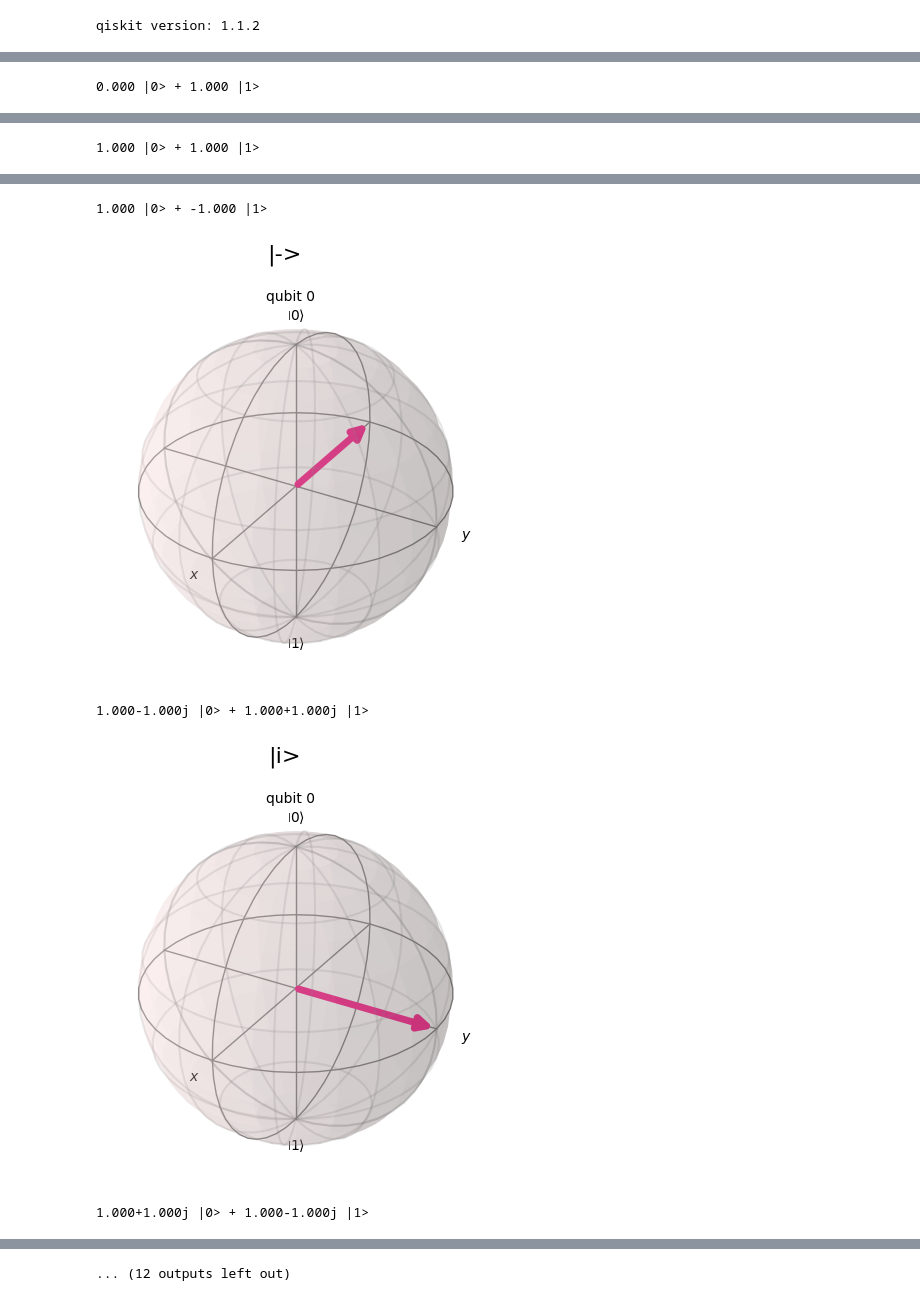
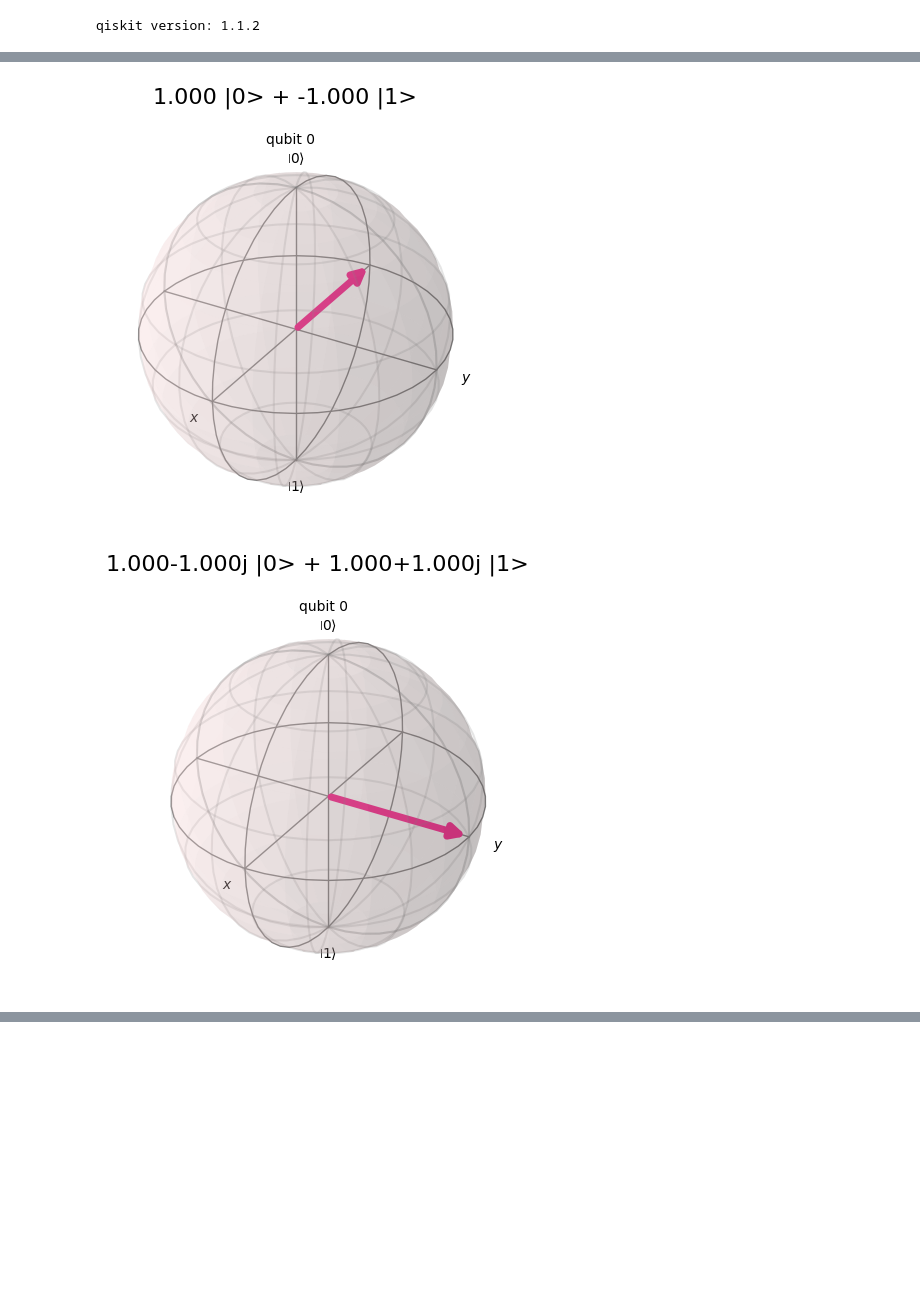
Before and after one commit to csc-courses/csc685, a Jupyter notebook: edition-251/bloch-sphere.ipynb, the cells around one changed output, grey strips where cells are left out. Saved outputs shown, nothing was run; the diff lists cells and outputs as text; code cells hidden in the pictures; blank space fills up the shorter version.

Commit message:
bloch-sphere added titles"

```diff
--- a/edition-251/bloch-sphere.ipynb
+++ b/edition-251/bloch-sphere.ipynb
@@ -96,15 +96,25 @@ class Bloch:
 
     @staticmethod
     def print_statevector(sv):
-        print(f'{sv[0]:4.3f} |0> + {sv[1]:4.3f} |1>')
+        print(Bloch.tostring_statevector(sv))
 
     @staticmethod
     def print_bloch(b):
-        print(f'({(b[0]/math.pi):3.3f} pi, {(b[1])/math.pi:3.3f} pi',end='')
+        print(Bloch.tostring_bloch(b))
+
+    @staticmethod
+    def tostring_statevector(sv):
+        return f'{sv[0]:4.3f} |0> + {sv[1]:4.3f} |1>'
+
+    @staticmethod
+    def tostring_bloch(b):
+        s = ''
+        s = s + f'({(b[0]/math.pi):3.3f} pi, {(b[1])/math.pi:3.3f} pi'
         if len(b)==3:
-            print(f', {(b[2]/math.pi):3.3f} pi)')
+            s = s + f', {(b[2]/math.pi):3.3f} pi)'
         else:
-            print(")")
+            s = s + ')'
+        return s
 
     @staticmethod
     def show_bloch(bv, title=""):
@@ -123,10 +133,10 @@ bloch_vectors = {'0':[0,0], '1':[1*math.pi,0], '+':[0.5*math.pi,0], '-':[0.5*mat
                  'i':[0.5*math.pi,0.5*math.pi], 'I':[0.5*math.pi,-0.5*math.pi]}
 
 for sv in state_vectors:
-    Bloch.print_statevector(state_vectors[sv])
-    Bloch.show_statevector(state_vectors[sv], title=f'|{sv}>')
+    s = Bloch.tostring_statevector(state_vectors[sv])
+    Bloch.show_statevector(state_vectors[sv], title=s)
 
 for bv in bloch_vectors:
-    Bloch.print_bloch(bloch_vectors[bv])
-    Bloch.show_bloch(bloch_vectors[bv], title=f'|{bv}>')
+    s = Bloch.tostring_bloch(bloch_vectors[bv])
+    Bloch.show_bloch(bloch_vectors[bv], title=s)
 # %% [output]
@@ -135 +143,0 @@ for bv in bloch_vectors:
-0.000 |0> + 1.000 |1>
@@ -137 +144,0 @@ for bv in bloch_vectors:
-1.000 |0> + 1.000 |1>
@@ -139,5 +146,2 @@ for bv in bloch_vectors:
-1.000 |0> + -1.000 |1>
-[figure, old version]
+[figure, new version]
-1.000-1.000j |0> + 1.000+1.000j |1>
-[figure, old version]
+[figure, new version]
-1.000+1.000j |0> + 1.000-1.000j |1>
@@ -145 +148,0 @@ for bv in bloch_vectors:
-... (12 outputs left out)
```
Also changed, not shown: parts of 1 cell of this notebook.
